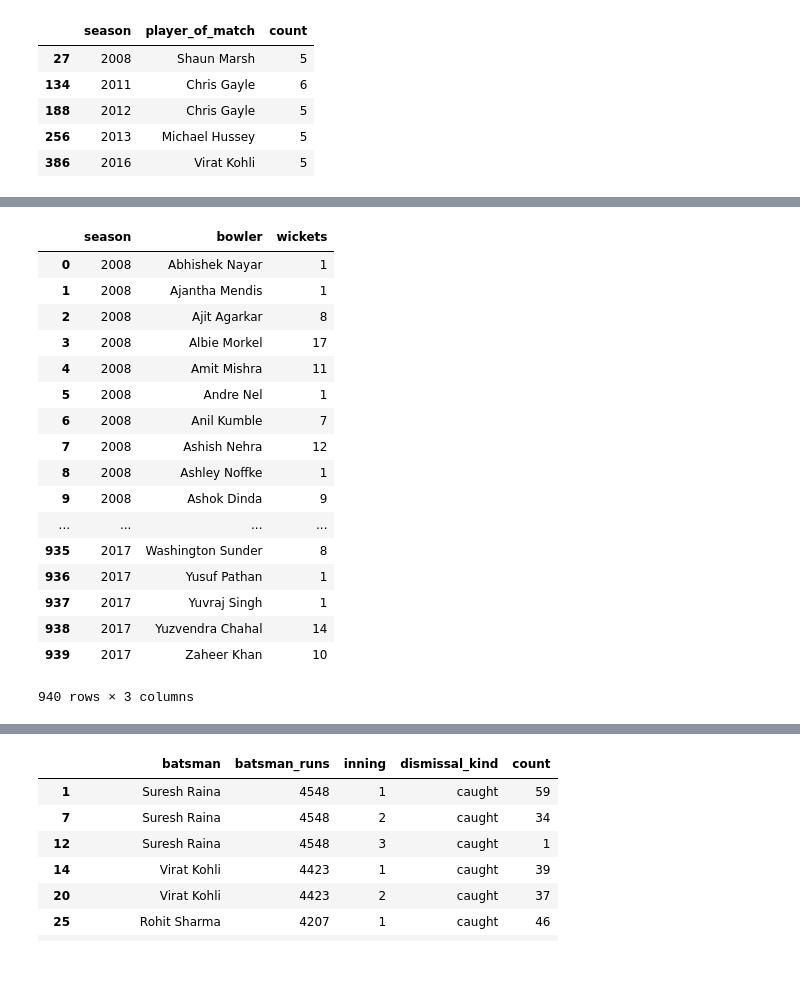
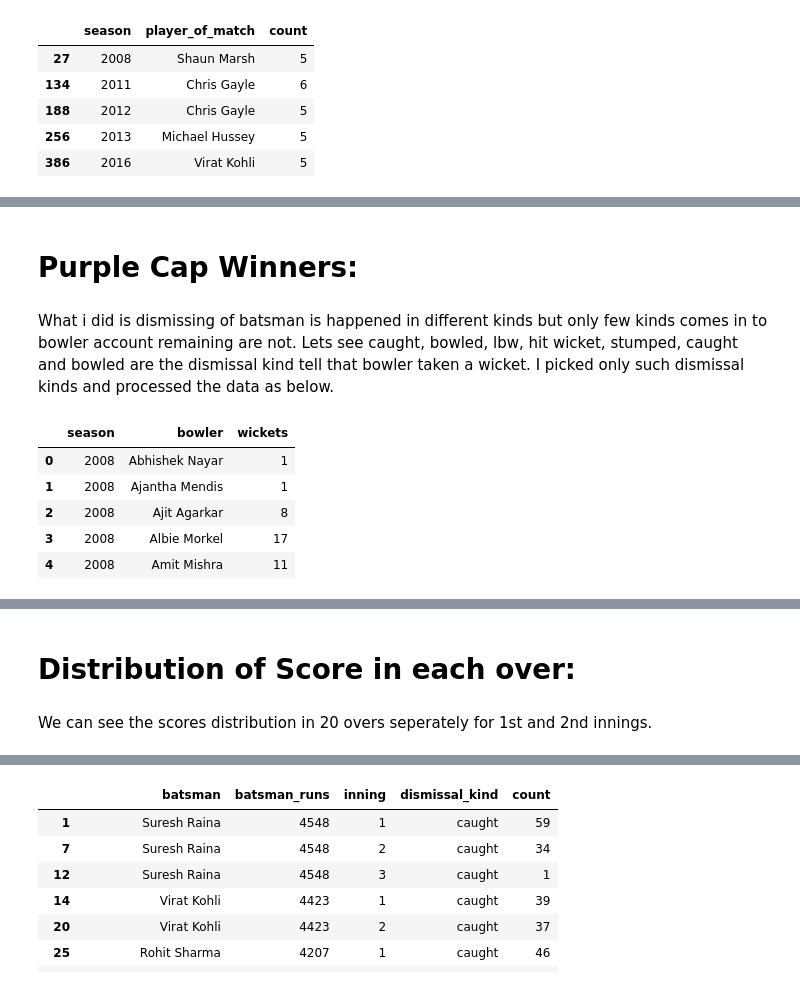
Before and after one commit to venugopalshetty1/datahackIPL, a Jupyter notebook: Untitled1 (3).ipynb, the cells around one changed output, grey strips where cells are left out. Saved outputs shown, nothing was run; the diff lists cells and outputs as text; code cells hidden in the pictures.

```diff
--- a/Untitled1 (3).ipynb
+++ b/Untitled1 (3).ipynb
@@ -1188,4 +1279,8 @@ plotly.offline.iplot({
 })
 # %% [output]
 [interactive output not drawn]
+# %% [markdown]
+# Purple Cap Winners:
+# %% [markdown]
+What i did is dismissing of batsman is happened in different kinds but only few kinds comes in to bowler account remaining are not. Lets see caught, bowled, lbw, hit wicket, stumped, caught and bowled are the dismissal kind tell that bowler taken a wicket. I picked only such dismissal kinds and processed the data as below.
 # %%
@@ -1198,26 +1290,14 @@ purple_cap_winners['wickets']=1
 # %%
 purple_cap_winners=purple_cap_winners.groupby(['season','bowler'], as_index=False)['wickets'].count()
 # %%
-purple_cap_winners
+purple_cap_winners.head()
 # %% [output]
 |  | season | bowler | wickets |
 | 0 | 2008 | Abhishek Nayar | 1 |
 | 1 | 2008 | Ajantha Mendis | 1 |
 | 2 | 2008 | Ajit Agarkar | 8 |
 | 3 | 2008 | Albie Morkel | 17 |
 | 4 | 2008 | Amit Mishra | 11 |
-| 5 | 2008 | Andre Nel | 1 |
-| 6 | 2008 | Anil Kumble | 7 |
-| 7 | 2008 | Ashish Nehra | 12 |
-| 8 | 2008 | Ashley Noffke | 1 |
-| 9 | 2008 | Ashok Dinda | 9 |
-| ... | ... | ... | ... |
-| 935 | 2017 | Washington Sunder | 8 |
-| 936 | 2017 | Yusuf Pathan | 1 |
-| 937 | 2017 | Yuvraj Singh | 1 |
-| 938 | 2017 | Yuzvendra Chahal | 14 |
-| 939 | 2017 | Zaheer Khan | 10 |
-940 rows × 3 columns
 # %%
 purple_cap=purple_cap_winners.sort_values('wickets',ascending=0).drop_duplicates(subset=['season'],keep='first')
 # %%
@@ -1240,4 +1322,8 @@ plotly.offline.iplot({
 })
 # %% [output]
 [interactive output not drawn]
+# %% [markdown]
+# Distribution of Score in each over:
+# %% [markdown]
+We can see the scores distribution in 20 overs seperately for 1st and 2nd innings.
 # %%
```
Also changed, not shown: parts of 68 cells of this notebook.
